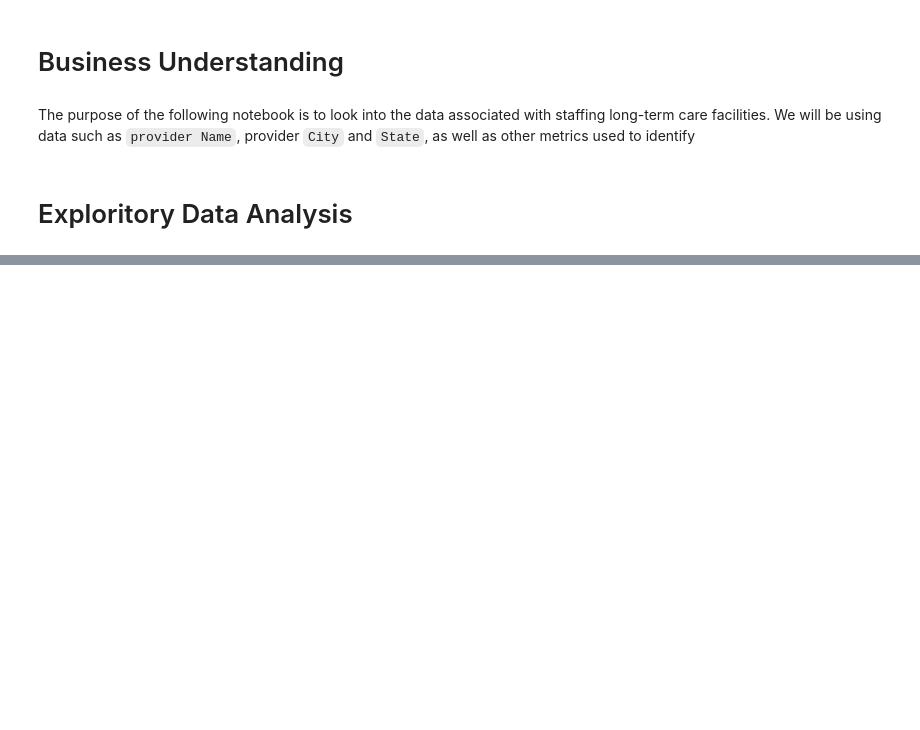
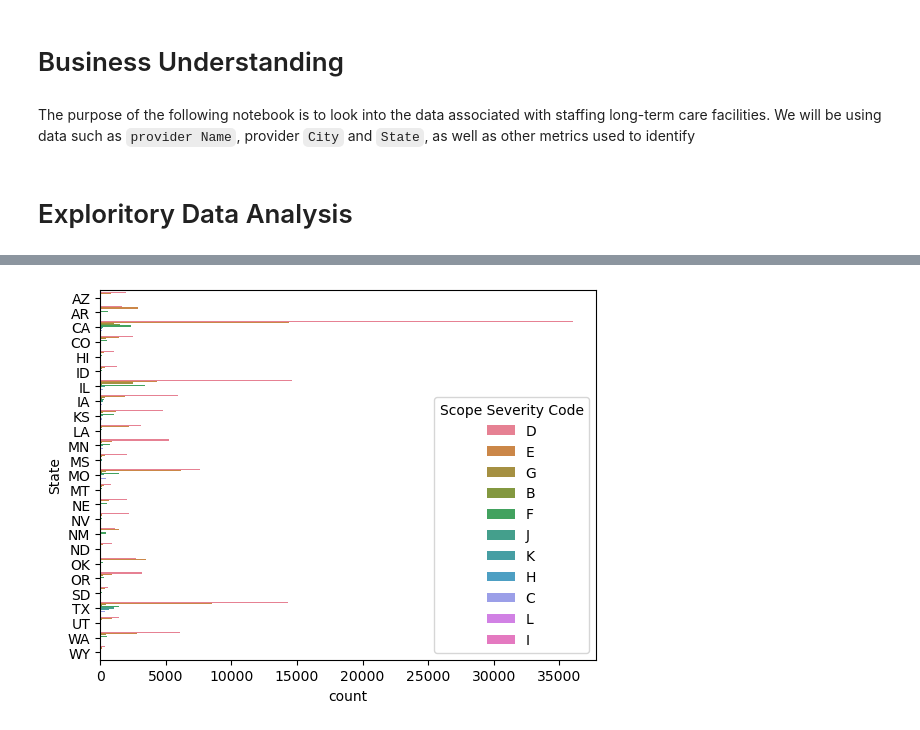
Before and after one commit to Djohnson1313/cms_data_exercise, a Jupyter notebook: cms_data_exercise.ipynb, the cells around one changed output, grey strips where cells are left out. Cells and saved outputs as stored; diff of their text form; code cells hidden in the pictures; blank space fills up the shorter version.

Commit message:
cms : eda, metadata : add graphs for second df

```diff
--- a/cms_data_exercise.ipynb
+++ b/cms_data_exercise.ipynb
@@ -162,0 +63,2 @@ df3['Inspection Cycle'].value_counts()
+# %%
+df3.drop('STATE', axis = 1, inplace = True)
@@ -162,0 +81,6 @@ df3['Inspection Cycle'].value_counts()
+# %%
+df3.dropna(inplace = True)
+#df3.replace(np.nan, 0, inplace = True)
+# %%
+west_states_list = ['CA', 'NV', 'OR', 'WA', 'ID', 'UT', 'AZ', 'NM', 'CO', 'WY', 'MT', 'ND', 'SD', 'NE', 'KS', 'OK', 'TX', 'LA', 'AR', 'MO', 'IA',
+                   'MN', 'MS', 'IL', 'HI']
@@ -162,0 +90,2 @@ df3['Inspection Cycle'].value_counts()
+# %%
+west_states = df3.loc[df3['State'].isin(west_states_list)]
@@ -162,0 +100,5 @@ df3['Inspection Cycle'].value_counts()
+# %%
+sns.countplot(data = west_states, y = 'State', hue = 'Scope Severity Code')
+plt.show();
+# %% [output]
+[figure, added]
```
Also changed, not shown: parts of 27 cells of this notebook, 1 other file.
